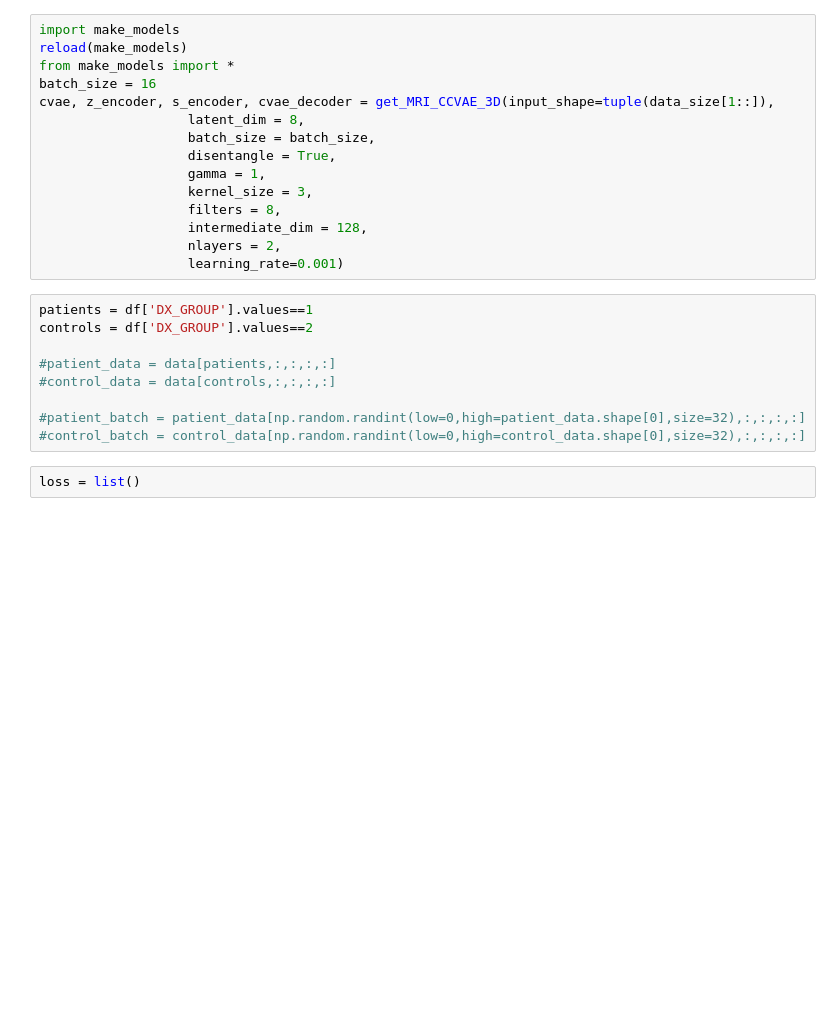
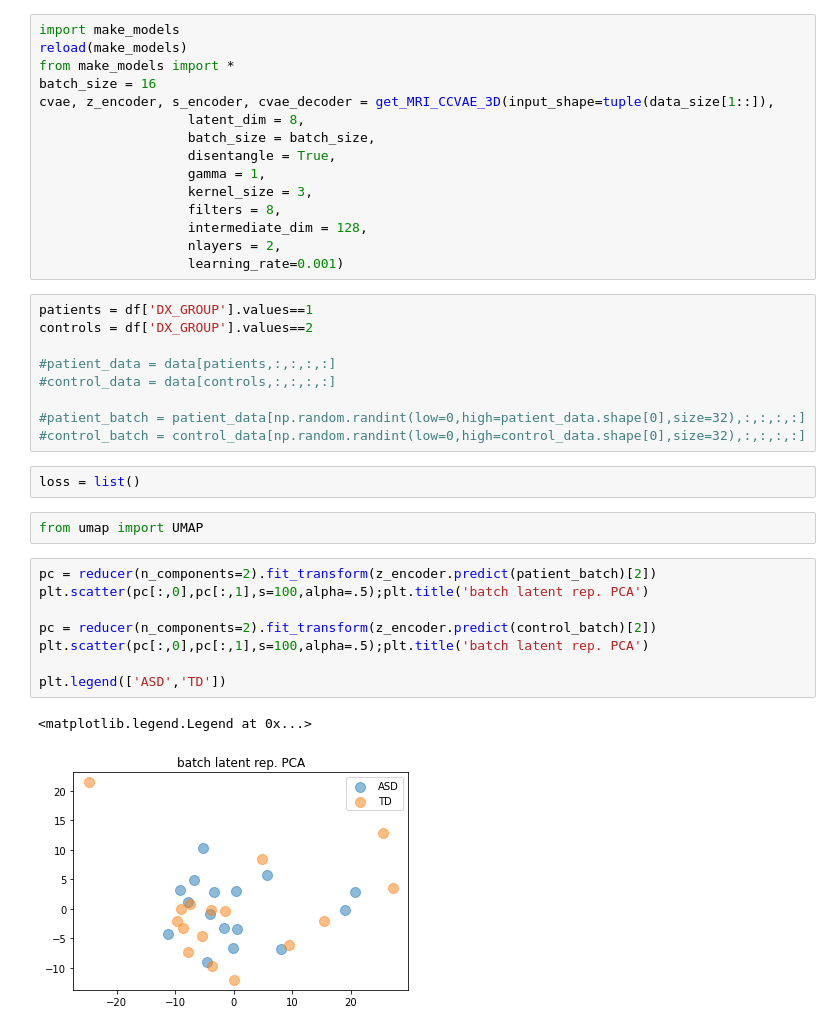
Before and after one commit to Aglinskas/BC-fMRI-AE, a Jupyter notebook: Notebooks/01-train-CVAE.ipynb, the cells around one changed output. Cells and saved outputs as stored; diff of their text form; blank space fills up the shorter version.

```diff
--- a/Notebooks/01-train-CVAE.ipynb
+++ b/Notebooks/01-train-CVAE.ipynb
@@ -145,3 +145,16 @@ controls = df['DX_GROUP'].values==2
 #control_batch = control_data[np.random.randint(low=0,high=control_data.shape[0],size=32),:,:,:,:]
 # %%
 loss = list()
+# %%
+from umap import UMAP
+# %%
+pc = reducer(n_components=2).fit_transform(z_encoder.predict(patient_batch)[2])
+plt.scatter(pc[:,0],pc[:,1],s=100,alpha=.5);plt.title('batch latent rep. PCA')
+
+pc = reducer(n_components=2).fit_transform(z_encoder.predict(control_batch)[2])
+plt.scatter(pc[:,0],pc[:,1],s=100,alpha=.5);plt.title('batch latent rep. PCA')
+
+plt.legend(['ASD','TD'])
+# %% [output]
+<matplotlib.legend.Legend at 0x...>
+[figure, added]
```
Also changed, not shown: parts of 12 cells of this notebook, 1 other file.
